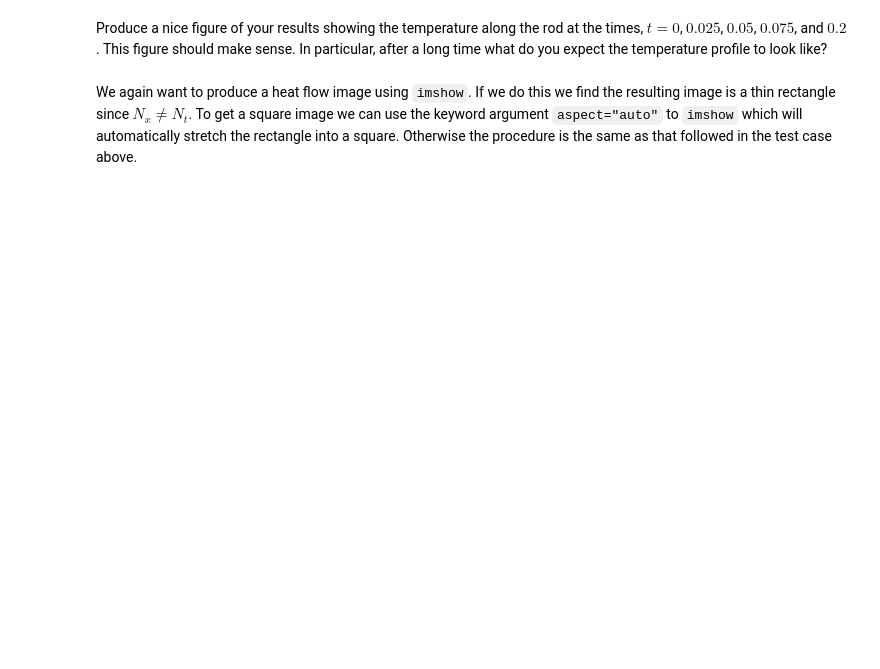
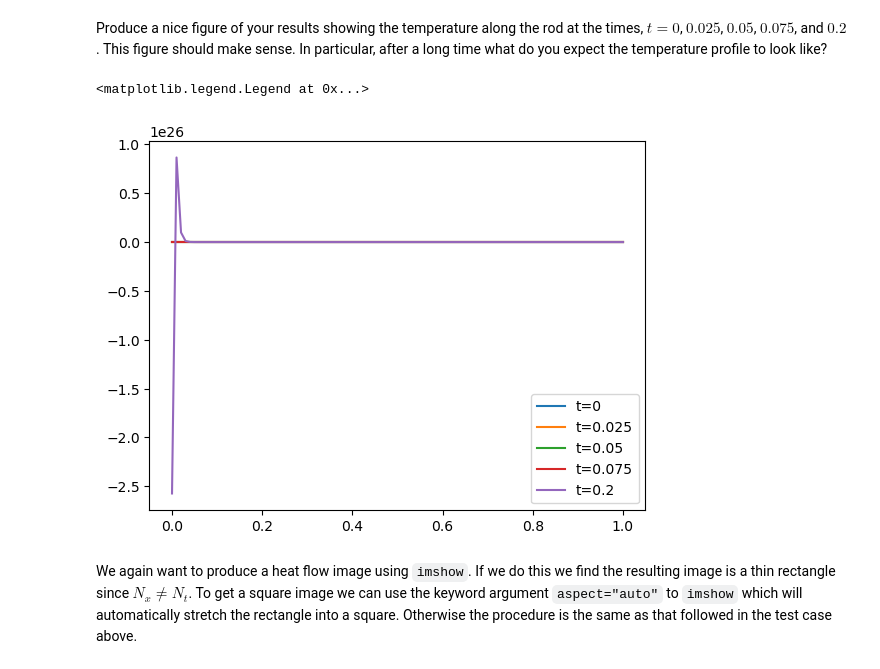
Before and after one commit to SerenaLynas/p250-spring-2026, a Jupyter notebook: labs/Lab07.ipynb, the cells around one changed output. Drawn from its saved outputs; the diff is of its cells as text; code cells hidden in the pictures; blank space fills up the shorter version.

```diff
--- a/labs/Lab07.ipynb
+++ b/labs/Lab07.ipynb
@@ -78,7 +78,7 @@ T = np.empty((N, N))
 xs = np.linspace(0, 1, N, endpoint=True)
 T[0] = np.sin(np.pi * xs)
 dt = 1e-4
-r = dt/(2 * (1/N)**2)
+r = dt/(2 * (1/(N - 1))**2)
 A = coefficient_matrix(N, r)
 
 for i in range(1, N):
@@ -137,0 +133,28 @@ A = coefficient_matrix(N_x, r)
+# %%
+N_x = 101
+N_t = 1001
+dt = 2e-4
+r = dt/(2 * (1/(N_x - 1))**2)
+A = np.copy(coefficient_matrix(N_x, r))
+T = np.empty((N_t, N_x))
+xs = np.linspace(0, 1, N_x, endpoint=True)
+T[0, :] = 100
+T[0, 0] = 50
+T[0, -1] = 400
+
+def set_A(i, j, v):
+    A[1 + i - j, j] = v
+
+set_A(0, 0, 1)
+set_A(0, 1, 0)
+set_A(1, 0, 0)
+#set_A(N_x - 1, N_x - 1, 1)
+#set_A(N_x - 1, N_x - 2, 0)
+#set_A(N_x - 2, N_x - 1, 0)
+
+print(A)
+
+for i in range(1, N_t):
+    T[i] = la.solve_banded((1, 1), A, tau(T[i - 1], r))
+
+print(T)
@@ -145,3 +183,12 @@ raise NotImplementedError()
+# %%
+for t in [0, 0.025, 0.05, 0.075, 0.2]:
+    i = int(t * N_t)
+    plt.plot(xs, T[i], label=f"t={t}")
+
+plt.legend()
+# %% [output]
+<matplotlib.legend.Legend at 0x...>
+[figure, added]
 # %% [markdown]
 We again want to produce a heat flow image using `imshow`.
 If we do this we find the resulting image is a thin rectangle since $N_x\ne N_t$.
```
Also changed, not shown: parts of 5 cells of this notebook.
